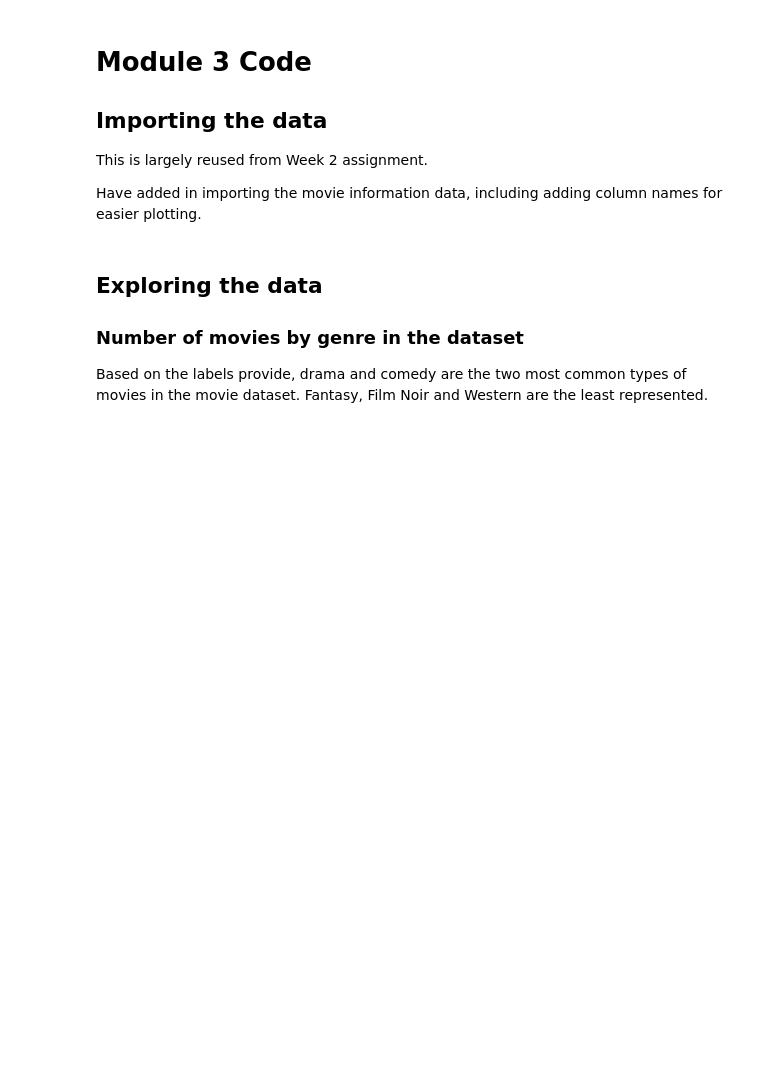
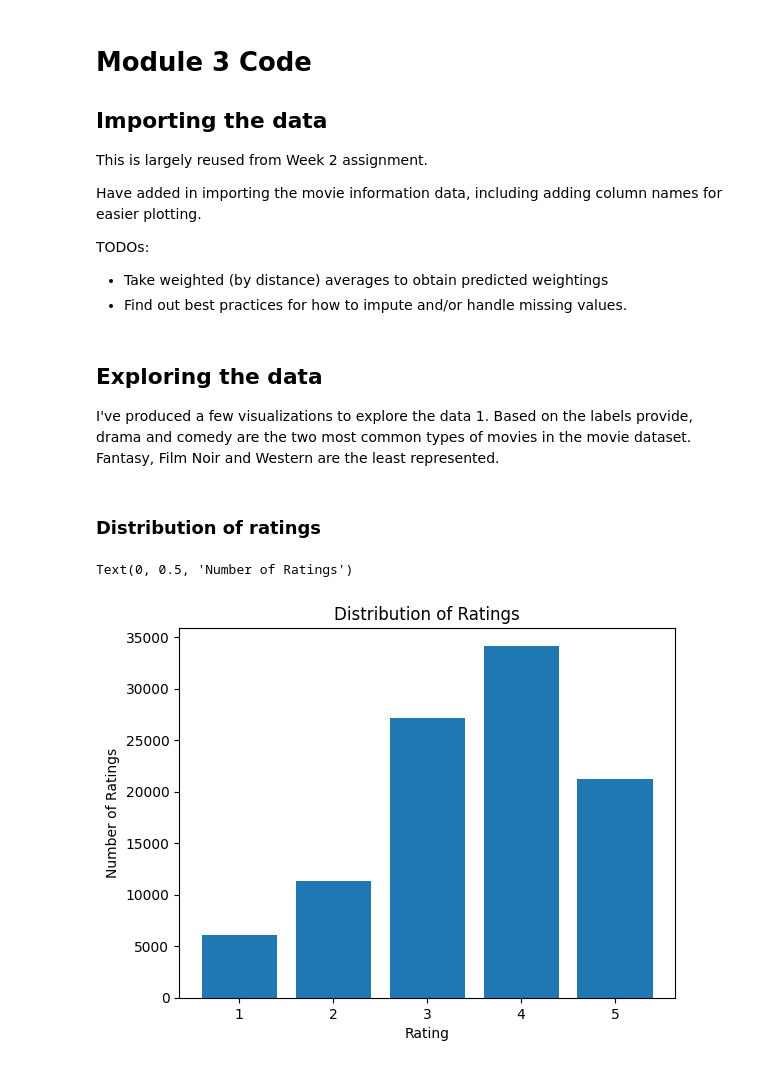
Before and after one commit to matthewlootens/MSDS_490_RecSys, a Jupyter notebook: 03_module/k_nearest_neighbors.ipynb, the cells around one changed output. Drawn from its saved outputs; the diff is of its cells as text; code cells hidden in the pictures; blank space fills up the shorter version.

```diff
--- a/03_module/k_nearest_neighbors.ipynb
+++ b/03_module/k_nearest_neighbors.ipynb
@@ -6,6 +6,10 @@
 This is largely reused from Week 2 assignment.
 
 Have added in importing the movie information data, including adding column names for easier plotting.
+
+TODOs:
+ * Take weighted (by distance) averages to obtain predicted weightings
+ * Find out best practices for how to impute and/or handle missing values.
 # %%
 from collections import defaultdict
 from datetime import datetime
@@ -80,5 +88,16 @@ for user in data.keys():
 # %% [markdown]
 ## Exploring the data
 
-### Number of movies by genre in the dataset
+I've produced a few visualizations to explore the data
+1.
 Based on the labels provide, drama and comedy are the two most common types of movies in the movie dataset. Fantasy, Film Noir and Western are the least represented.
+# %% [markdown]
+### Distribution of ratings
+# %%
+plt.bar(users.rating.value_counts().index, users.rating.value_counts().values)
+plt.title("Distribution of Ratings")
+plt.xlabel("Rating")
+plt.ylabel("Number of Ratings")
+# %% [output]
+Text(0, 0.5, 'Number of Ratings')
+[figure, added]
```
Also changed, not shown: parts of 14 cells of this notebook.
